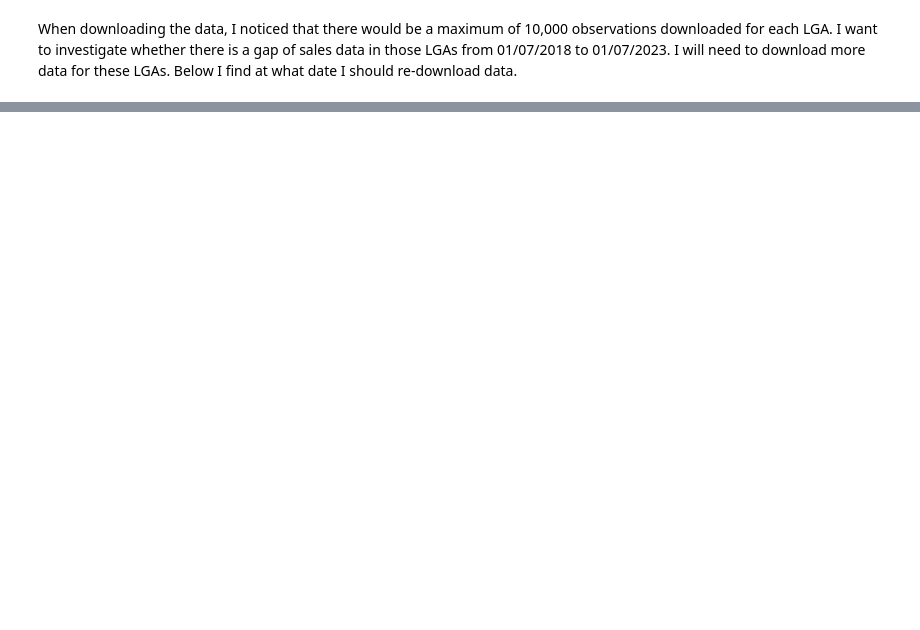
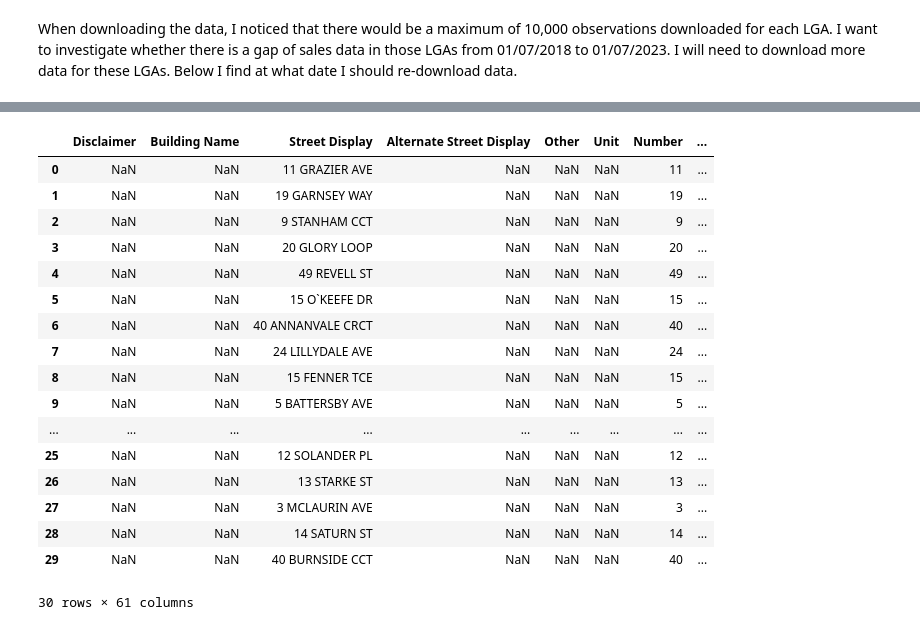
Before and after one commit to eternalBackPain/NSW-Property-Data, a Jupyter notebook: analysis.ipynb, the cells around one changed output, grey strips where cells are left out. Cells and saved outputs as stored; diff of their text form; code cells hidden in the pictures; blank space fills up the shorter version.

```diff
--- a/analysis.ipynb
+++ b/analysis.ipynb
@@ -88,0 +75,22 @@ LGA: CUMBERLAND COUNCIL, Latest Sale Date: 2021-04-26 00:00:00, Street Display:
+# %%
+lga_specific_sales = df[df['LGA'] == 'CAMDEN COUNCIL']
+lga_specific_sales.head(30)
+# %% [output]
+|  | Disclaimer | Building Name | Street Display | Alternate Street Display | Other | Unit | Number | ... |
+| 0 | NaN | NaN | 11 GRAZIER AVE | NaN | NaN | NaN | 11 | ... |
+| 1 | NaN | NaN | 19 GARNSEY WAY | NaN | NaN | NaN | 19 | ... |
+| 2 | NaN | NaN | 9 STANHAM CCT | NaN | NaN | NaN | 9 | ... |
+| 3 | NaN | NaN | 20 GLORY LOOP | NaN | NaN | NaN | 20 | ... |
+| 4 | NaN | NaN | 49 REVELL ST | NaN | NaN | NaN | 49 | ... |
+| 5 | NaN | NaN | 15 O`KEEFE DR | NaN | NaN | NaN | 15 | ... |
+| 6 | NaN | NaN | 40 ANNANVALE CRCT | NaN | NaN | NaN | 40 | ... |
+| 7 | NaN | NaN | 24 LILLYDALE AVE | NaN | NaN | NaN | 24 | ... |
+| 8 | NaN | NaN | 15 FENNER TCE | NaN | NaN | NaN | 15 | ... |
+| 9 | NaN | NaN | 5 BATTERSBY AVE | NaN | NaN | NaN | 5 | ... |
+| ... | ... | ... | ... | ... | ... | ... | ... | ... |
+| 25 | NaN | NaN | 12 SOLANDER PL | NaN | NaN | NaN | 12 | ... |
+| 26 | NaN | NaN | 13 STARKE ST | NaN | NaN | NaN | 13 | ... |
+| 27 | NaN | NaN | 3 MCLAURIN AVE | NaN | NaN | NaN | 3 | ... |
+| 28 | NaN | NaN | 14 SATURN ST | NaN | NaN | NaN | 14 | ... |
+| 29 | NaN | NaN | 40 BURNSIDE CCT | NaN | NaN | NaN | 40 | ... |
+30 rows × 61 columns
```
Also changed, not shown: parts of 2 cells of this notebook, 20 other files.
